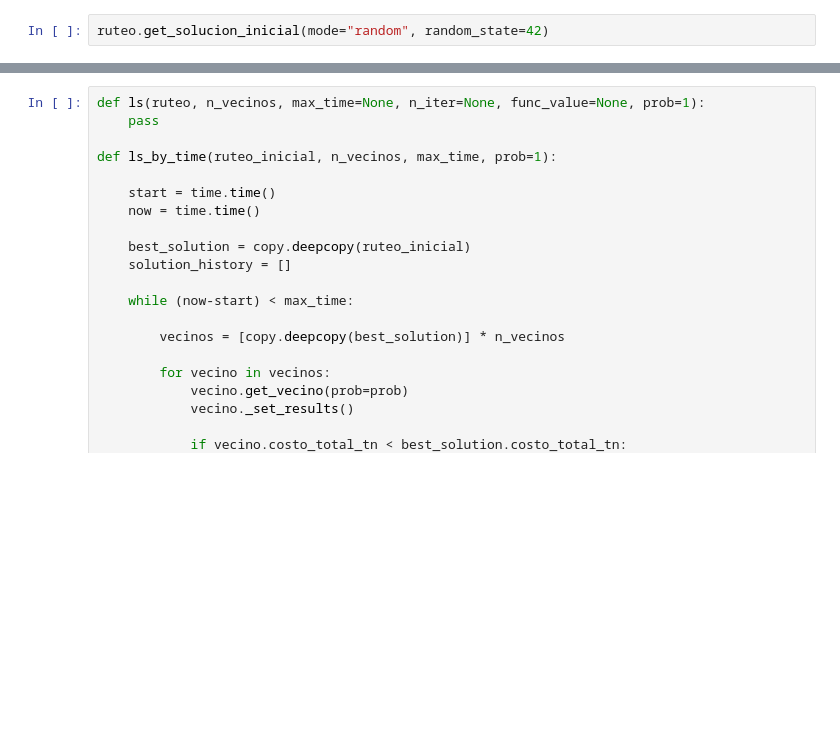
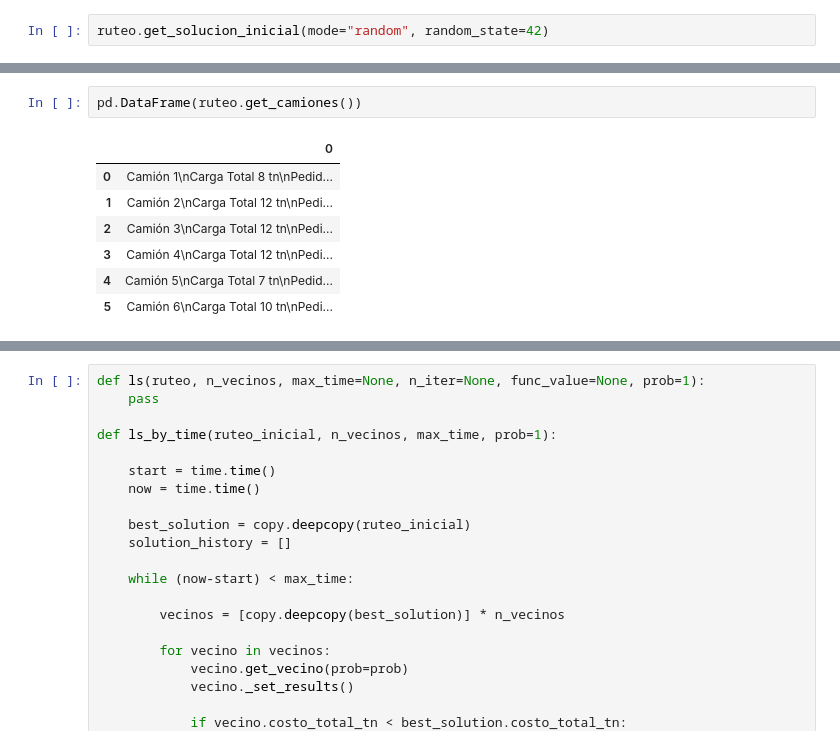
Before and after one commit to JuanCruzC97/ope3-logistica, a Jupyter notebook: 2.0-demo.ipynb, the cells around one changed output, grey strips where cells are left out. Saved outputs shown, nothing was run; the diff lists cells and outputs as text; blank space fills up the shorter version.

```diff
--- a/2.0-demo.ipynb
+++ b/2.0-demo.ipynb
@@ -123,0 +180,10 @@ plt.plot(history["history_best"])
+# %%
+pd.DataFrame(ruteo.get_camiones())
+# %% [output]
+|  | 0 |
+| 0 | Camión 1\nCarga Total 8 tn\nPedid... |
+| 1 | Camión 2\nCarga Total 12 tn\nPedi... |
+| 2 | Camión 3\nCarga Total 12 tn\nPedi... |
+| 3 | Camión 4\nCarga Total 12 tn\nPedi... |
+| 4 | Camión 5\nCarga Total 7 tn\nPedid... |
+| 5 | Camión 6\nCarga Total 10 tn\nPedi... |
```
Also changed, not shown: parts of 19 cells of this notebook, 3 other files.
